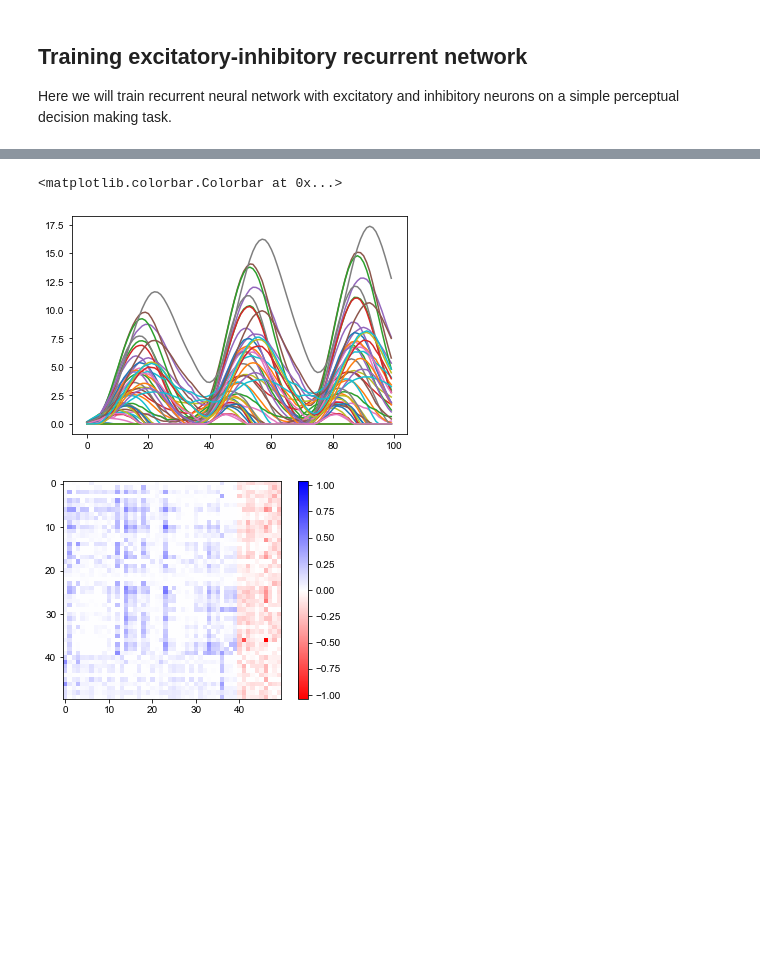
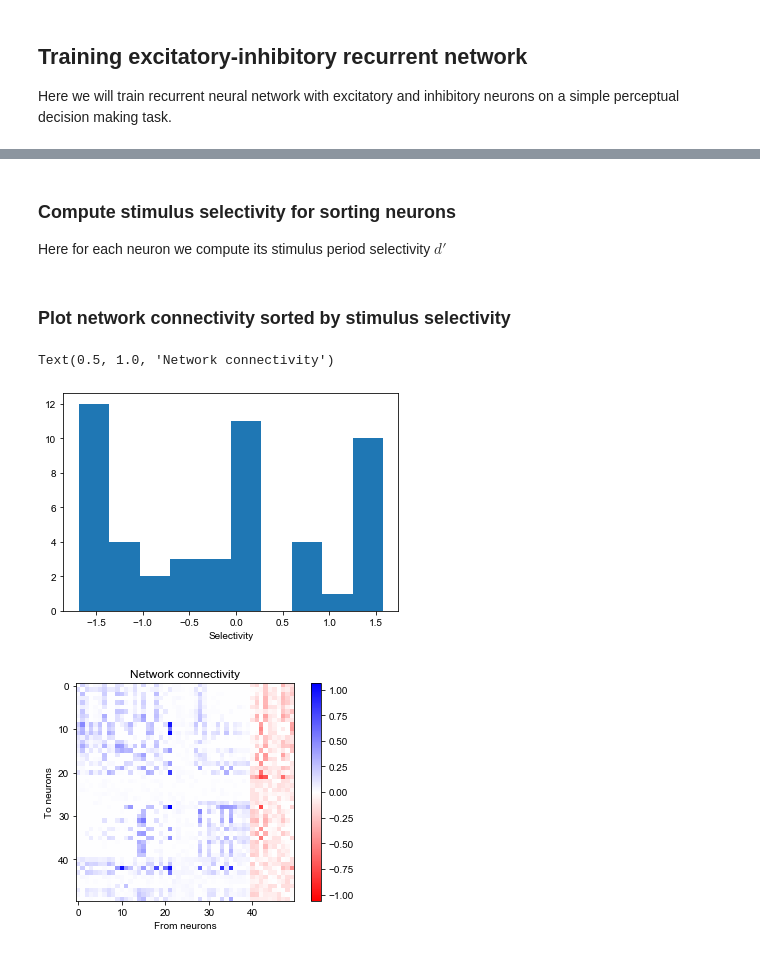
Before and after one commit to gyyang/nn-brain, a Jupyter notebook: EI_RNN.ipynb, the cells around one changed output, grey strips where cells are left out. Cells and saved outputs as stored; diff of their text form; code cells hidden in the pictures; blank space fills up the shorter version.

Commit message:
adding connectivity analysis

```diff
--- a/EI_RNN.ipynb
+++ b/EI_RNN.ipynb
@@ -238,10 +206,11 @@ class RNNNet(nn.Module):
 # %%
 import torch.optim as optim
+import numpy as np
 
 # Instantiate the network and print information
-hidden_size = 100
-net = RNNNet(input_size=input_size, hidden_size=hidden_size,
-             output_size=output_size, dt=env.dt)
+hidden_size = 50
+net = Net(input_size=input_size, hidden_size=hidden_size,
+          output_size=output_size, dt=env.dt)
 print(net)
 
 # Use Adam optimizer
@@ -250,7 +219,7 @@ criterion = nn.CrossEntropyLoss()
 
 running_loss = 0
 running_acc = 0
-for i in range(5000):
+for i in range(3000):
     inputs, labels = dataset()
     inputs = torch.from_numpy(inputs).type(torch.float)
     labels = torch.from_numpy(labels.flatten()).type(torch.long)
@@ -335,0 +300,11 @@ Average performance 0.846
+# %%
+import matplotlib.pyplot as plt
+
+e_size = net.rnn.e_size
+trial = 0
+
+plt.figure()
+_ = plt.plot(activity_dict[trial][:, :e_size], color='blue')
+_ = plt.plot(activity_dict[trial][:, e_size:], color='red')
+plt.xlabel('Time step')
+plt.ylabel('Activity')
@@ -336,14 +314,42 @@ Average performance 0.846
+# %% [markdown]
+### Compute stimulus selectivity for sorting neurons
+
+Here for each neuron we compute its stimulus period selectivity $d'$
+# %%
+mean_activity = []
+std_activity = []
+for ground_truth in [0, 1]:
+    activity = np.concatenate(stim_activity[ground_truth], axis=0)
+    mean_activity.append(np.mean(activity, axis=0))
+    std_activity.append(np.std(activity, axis=0))
+
+# Compute d'
+selectivity = (mean_activity[0] - mean_activity[1])
+selectivity /= np.sqrt((std_activity[0]**2+std_activity[1]**2+1e-7)/2)
+
+# Sort index for selectivity, separately for E and I
+ind_sort = np.concatenate((np.argsort(selectivity[:e_size]),
+                           np.argsort(selectivity[e_size:])+e_size))
+# %% [markdown]
+### Plot network connectivity sorted by stimulus selectivity
 # %%
-# _ = plt.plot(activity.detach().numpy()[:, 0, :])
+# Plot distribution of stimulus selectivity
+plt.figure()
+plt.hist(selectivity)
+plt.xlabel('Selectivity')
+plt.ylabel('Number of neurons')
 
 W = net.rnn.h2h.effective_weight().detach().numpy()
 # Sort by selectivity
 W = W[:, ind_sort][ind_sort, :]
 wlim = np.max(np.abs(W))
 plt.figure()
 plt.imshow(W, cmap='bwr_r', vmin=-wlim, vmax=wlim)
 plt.colorbar()
+plt.xlabel('From neurons')
+plt.ylabel('To neurons')
+plt.title('Network connectivity')
 # %% [output]
-<matplotlib.colorbar.Colorbar at 0x...>
+Text(0.5, 1.0, 'Network connectivity')
-[figure, old version]
+[figure, new version]
-[figure, old version]
+[figure, new version]
```
Also changed, not shown: parts of 11 cells of this notebook.
